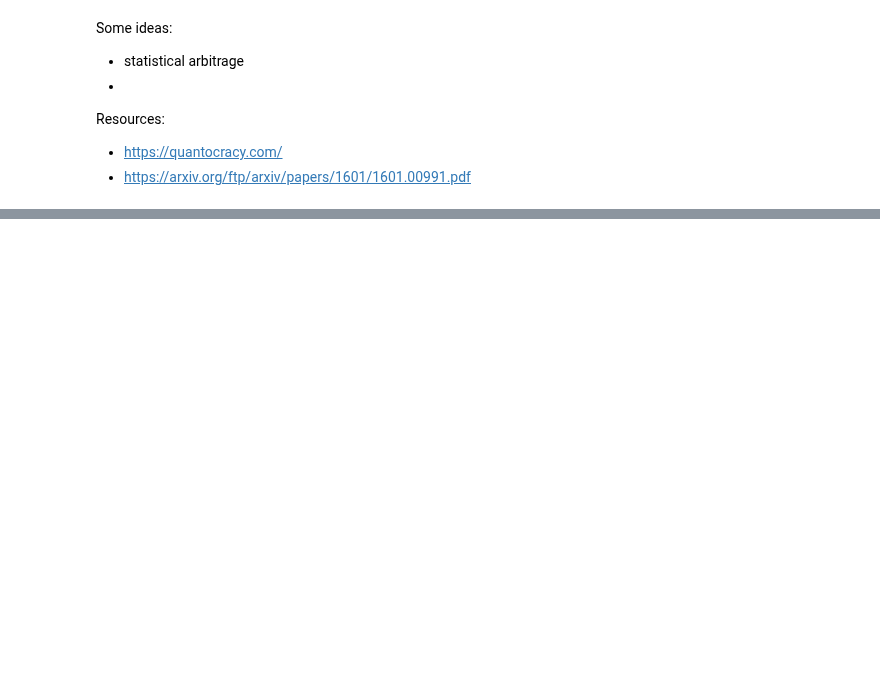
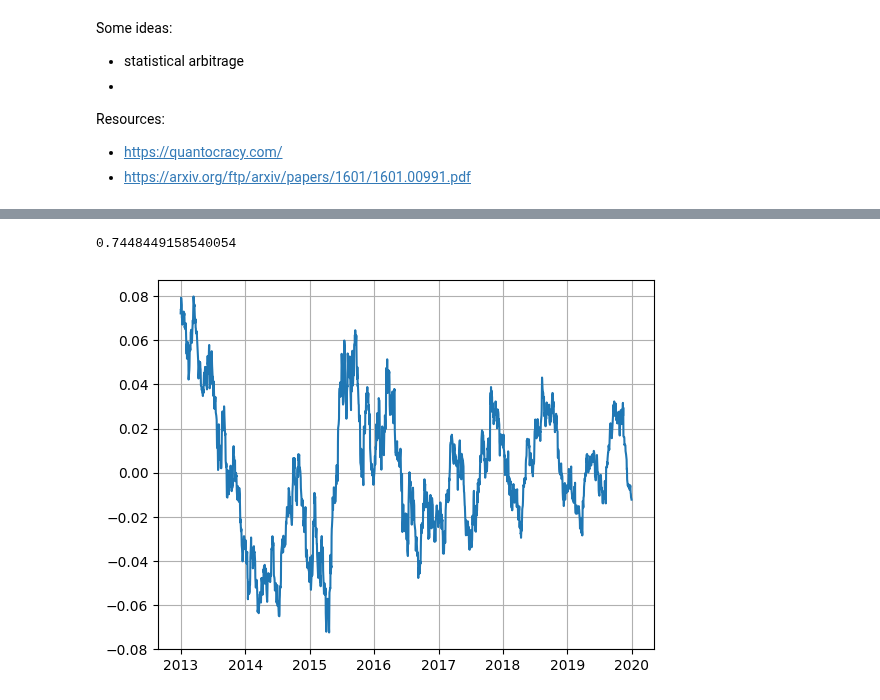
Before and after one commit to BienBienBuen/Quant-project, a Jupyter notebook: notes.ipynb, the cells around one changed output, grey strips where cells are left out. Saved outputs shown, nothing was run; the diff lists cells and outputs as text; code cells hidden in the pictures; blank space fills up the shorter version.

```diff
--- a/notes.ipynb
+++ b/notes.ipynb
@@ -341,0 +319,16 @@ Cointegration Assessment: Testing for Zero Cointegrating Relationships (Null Hyp
+# %%
+start_date = datetime.datetime(2013,1,1)
+end_date = datetime.datetime(2019,12,31)
+AUD = download_data('AUD=X', start_date, end_date)
+NZD = download_data('NZD=X', start_date, end_date)
+AUD['logprice'] = AUD['price'].apply(np.log)
+NZD['logprice'] = NZD['price'].apply(np.log)
+slope, intercept, r_value, p_value, std_err = linregress(AUD.values[:, 1], NZD.values[:, 1])
+residuals = NZD['logprice'] - slope * AUD['logprice'] - intercept
+print(slope)
+plt.plot(residuals)
+plt.grid()
+plt.show()
+# %% [output]
+0.7448449158540054
+[figure, added]
```
Also changed, not shown: parts of 5 cells of this notebook.
